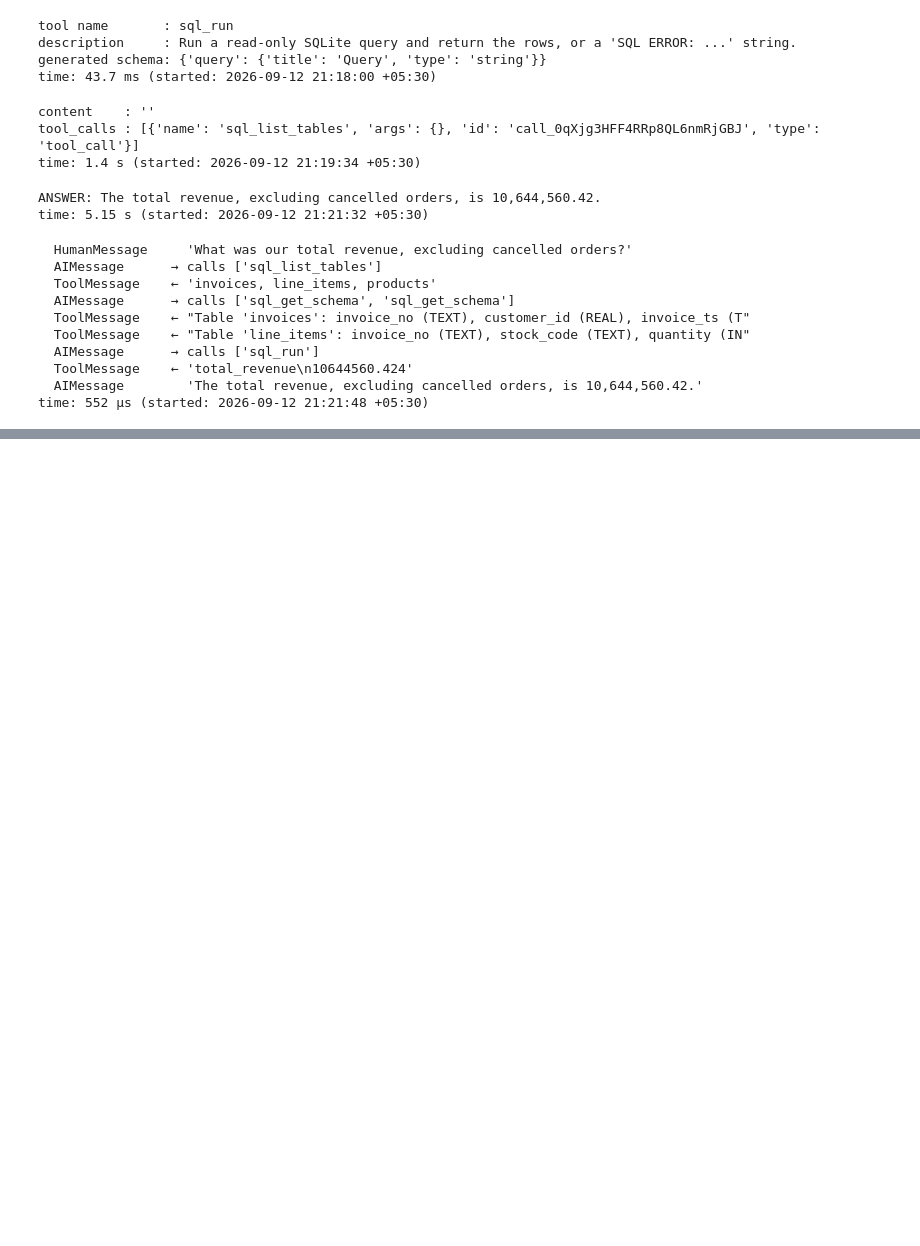
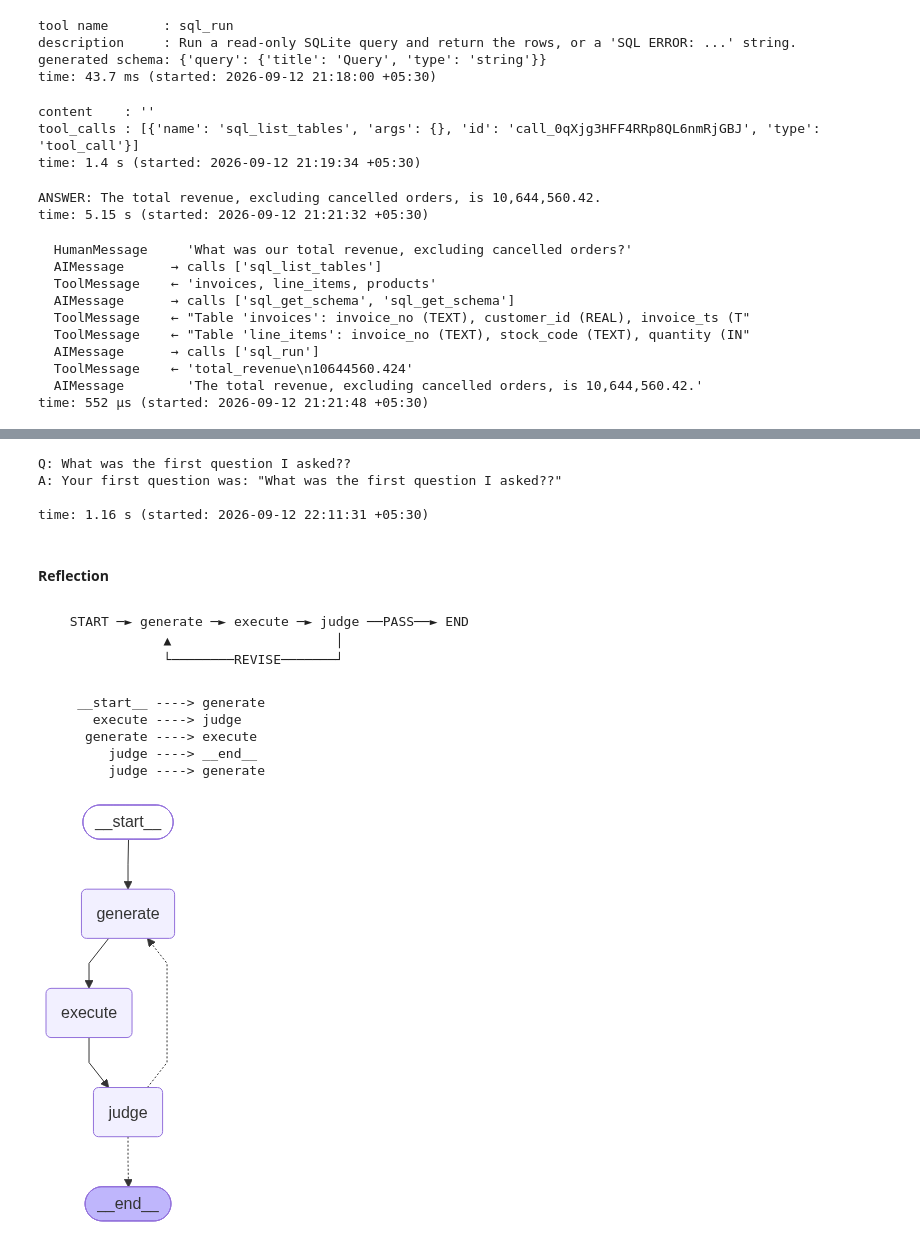
Before and after one commit to shivam13juna/v4_language_model_iitr, a Jupyter notebook: 10 - Agents II/Live_Class_Notebook.ipynb, the cells around one changed output, grey strips where cells are left out. Saved outputs shown, nothing was run; the diff lists cells and outputs as text; code cells hidden in the pictures; blank space fills up the shorter version.

````diff
--- a/10 - Agents II/Live_Class_Notebook.ipynb
+++ b/10 - Agents II/Live_Class_Notebook.ipynb
@@ -236,0 +541,79 @@ time: 552 µs (started: 2026-09-12 21:21:48 +05:30)
+# %%
+# A different thread_id is a genuinely separate conversation — the pronoun now has no referent.
+ask_in_session("What was the first question I asked??", {"configurable": {"thread_id": "a-different-session"}})
+# %% [output]
+Q: What was the first question I asked??
+A: Your first question was: "What was the first question I asked??"
+
+time: 1.16 s (started: 2026-09-12 22:11:31 +05:30)
+# %% [markdown]
+#### Reflection
+# %% [markdown]
+```
+  START ─► generate ─► execute ─► judge ──PASS──► END
+              ▲                     │
+              └────────REVISE───────┘
+```
+# %%
+class ReflectionState(TypedDict):
+    question: str
+    sql: str
+    result: str
+    verdict: str
+    critique: str
+    rounds: int
+
+def generate_node(state: ReflectionState):
+    """Write a query, using the previous critique as guidance if there was one."""
+    schema_text = " ".join(get_schema(t) for t in ["invoices", "products", "line_items"])
+    prompt = (f"Schema: {schema_text}\n{state.get('critique', '')}\n\n"
+              f"Write ONE SQLite query answering: {state['question']}\nReturn ONLY SQL.")
+    raw = language_model.invoke(prompt).content
+    fenced = re.search(r"```(?:sql)?\s*(.*?)```", raw, re.S)
+    return {"sql": (fenced.group(1) if fenced else raw).strip().rstrip(";"),
+            "rounds": state.get("rounds", 0) + 1}
+
+def execute_node(state: ReflectionState):
+    """Ground the loop: actually run the query."""
+    return {"result": run_sql(state["sql"])}
+
+
+def judge_node(state: ReflectionState):
+    """An independent, stronger model reviews the query against an explicit rule."""
+    reviewer = init_chat_model(f"openai:{REVIEWER_MODEL}", temperature=0)
+    review = reviewer.invoke(
+        f"Question: {state['question']}\nSQL: {state['sql']}\nResult: {state['result']}\n\n"
+        "Revenue MUST exclude cancelled invoices (is_cancelled = 1). "
+        'Reply as JSON only: {"verdict": "PASS" or "REVISE", "critique": "..."}').content
+    parsed = json.loads(re.search(r"\{.*\}", review, re.S).group(0))
+    return {"verdict": parsed["verdict"], "critique": parsed["critique"]}
+
+
+def reflection_router(state: ReflectionState) -> Literal["generate", "__end__"]:
+    """Loop back to generate, unless the judge passed it or we have spent 3 rounds."""
+    return END if (state["verdict"] == "PASS" or state["rounds"] >= 3) else "generate"
+
+
+builder = StateGraph(ReflectionState)
+builder.add_node("generate", generate_node)
+builder.add_node("execute", execute_node)
+builder.add_node("judge", judge_node)
+
+
+builder.add_edge(START, "generate")
+builder.add_edge("generate", "execute")
+builder.add_edge("execute", "judge")
+builder.add_conditional_edges("judge", reflection_router)   # the backwards edge
+
+reflection_graph = builder.compile()
+
+# Note the edge from judge back to generate — a cycle, which a plain pipeline cannot express.
+describe_graph(reflection_graph)
+display(Image(reflection_graph.get_graph().draw_mermaid_png()))
+# %% [output]
+     __start__ ----> generate
+       execute ----> judge
+      generate ----> execute
+         judge ----> __end__
+         judge ----> generate
+[figure, added]
````
Also changed, not shown: parts of 25 cells of this notebook, 1 other file.
